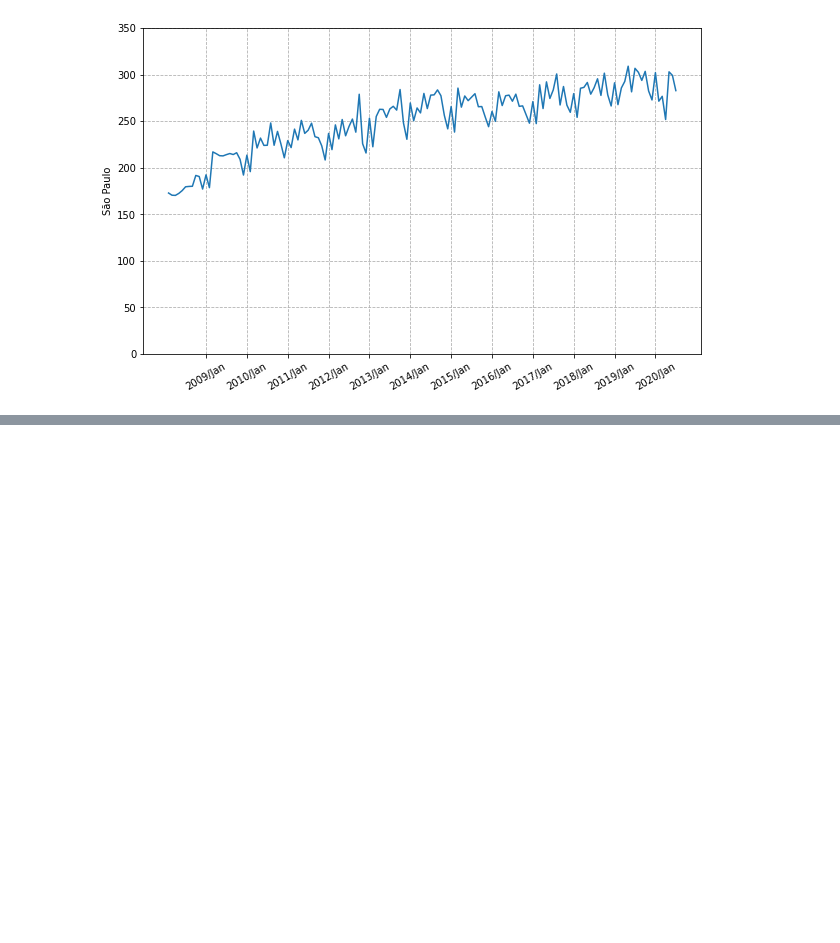
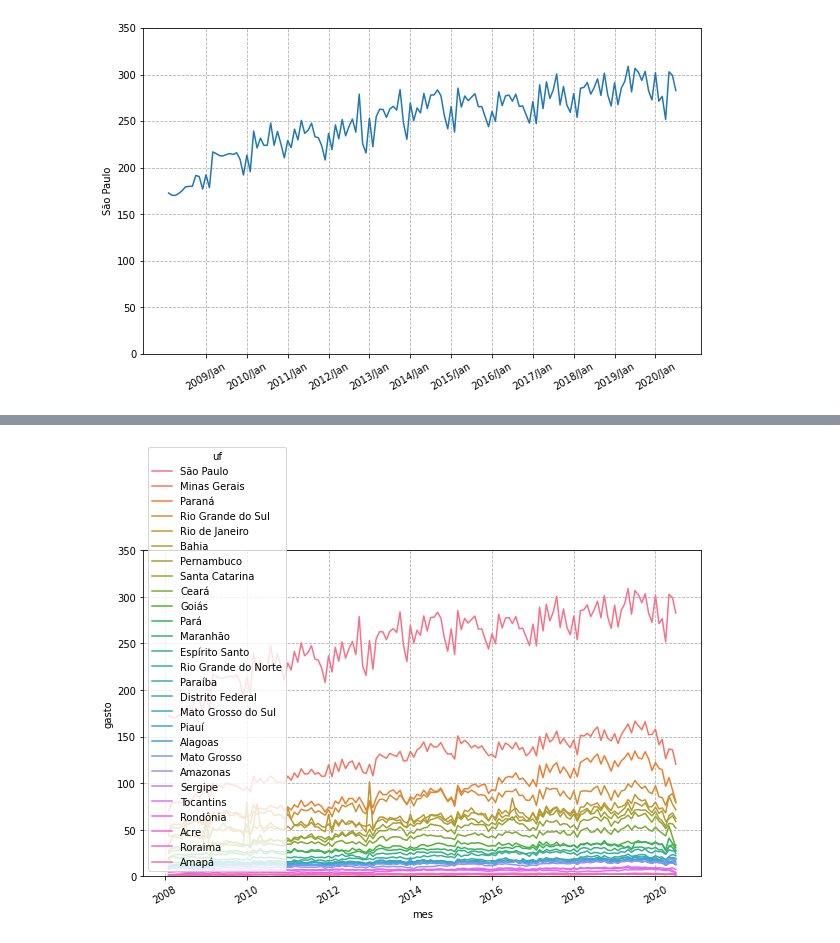
Before and after one commit to HenriqueCCdA/bootCampAluraDataScience, a Jupyter notebook: modulo2/aula/boot_camp_modulo2_aulas.ipynb, the cells around one changed output, grey strips where cells are left out. Saved outputs shown, nothing was run; the diff lists cells and outputs as text; code cells hidden in the pictures; blank space fills up the shorter version.

```diff
--- a/modulo2/aula/boot_camp_modulo2_aulas.ipynb
+++ b/modulo2/aula/boot_camp_modulo2_aulas.ipynb
@@ -432,0 +470,4 @@ mensal.to_csv("desafio_m1_a3.csv")
+# %%
+mensal_aberto = mensal.reset_index().melt(id_vars=["index"], value_vars=mensal.columns)
+mensal_aberto.columns = ["mes", "uf", "gasto"]
+mensal_aberto.head()
@@ -432,0 +481,10 @@ mensal.to_csv("desafio_m1_a3.csv")
+# %%
+plt.figure(figsize=(10,6))
+ax = sns.lineplot(data = mensal_aberto, x="mes", y="gasto", hue='uf')
+plt.xticks(rotation=30)
+plt.ylim(0, 350)
+#ax.xaxis.set_major_locator(ticker.IndexLocator(base=12, offset=11))
+plt.grid(True, ls="--")
+plt.show()
+# %% [output]
+[figure, added]
```
Also changed, not shown: parts of 6 cells of this notebook.
